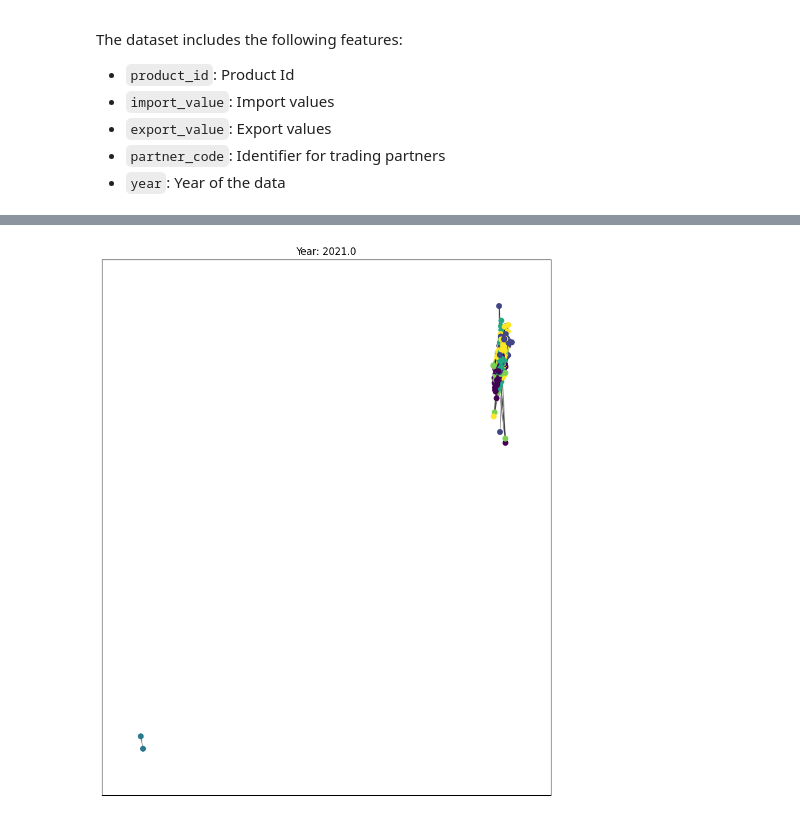
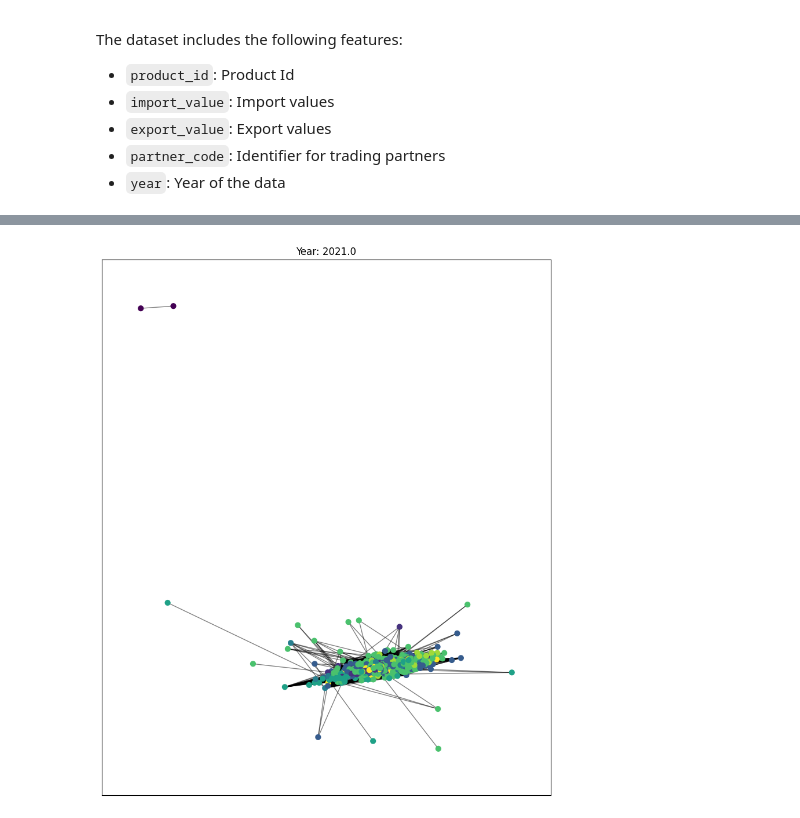
Before and after one commit to LNshuti/eactrade, a Jupyter notebook: ec_trade_networks.ipynb, the cells around one changed output, grey strips where cells are left out. Cells and saved outputs as stored; diff of their text form; code cells hidden in the pictures.

```diff
--- a/ec_trade_networks.ipynb
+++ b/ec_trade_networks.ipynb
@@ -424,25 +403,24 @@ plt.show()
 # %%
-df_usa = df[df['location_code'] == 'BRA']
 # Function to create a graph for a specific year
 def create_year_graph(year):
     G_year = nx.Graph()
-    year_data = df_usa[df_usa['year'] == year]
+    year_data = df[df['year'] == year]
     for _, row in year_data.iterrows():
         G_year.add_node(row['product_id'])
         G_year.add_edge(row['product_id'], row['partner_code'], weight=row['import_value'] + row['export_value'])
     return G_year
 # Visualize the network dynamics over the years
-years = sorted(df_usa['year'].unique())
+years = sorted(df['year'].unique())
 for year in years:
     G_year = create_year_graph(year)
     partition = community_louvain.best_partition(G_year)
     pos = nx.spring_layout(G_year)
     plt.figure(figsize=(10, 12))  # Adjust the size as needed
 
     cmap = plt.get_cmap('viridis', max(partition.values()) + 1)
     nx.draw_networkx_nodes(G_year, pos, partition.keys(), node_size=40, cmap=cmap, node_color=list(partition.values()))
     nx.draw_networkx_edges(G_year, pos, alpha=0.5)
     plt.title(f'Year: {year}')
     plt.show()
 # %% [output]
-[figure, old version]
+[figure, new version]
```
Also changed, not shown: parts of 10 cells of this notebook.
